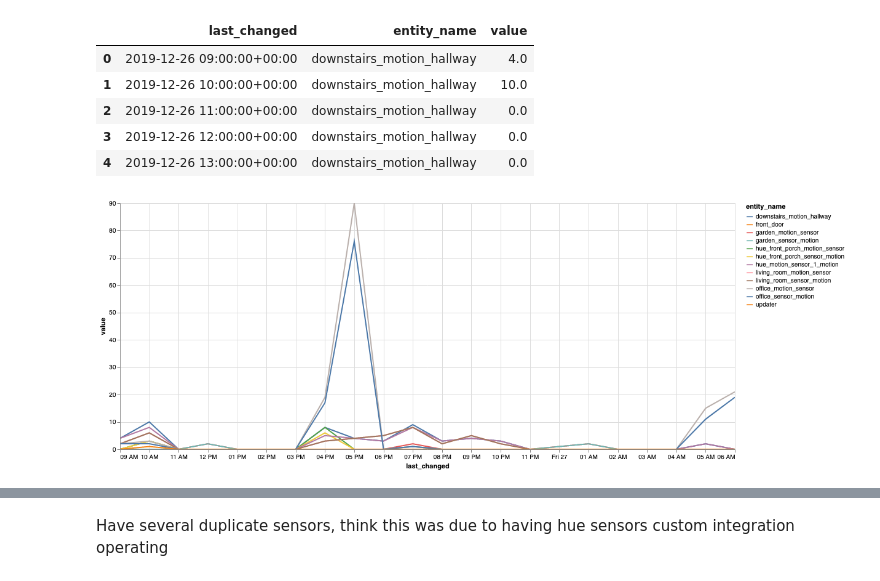
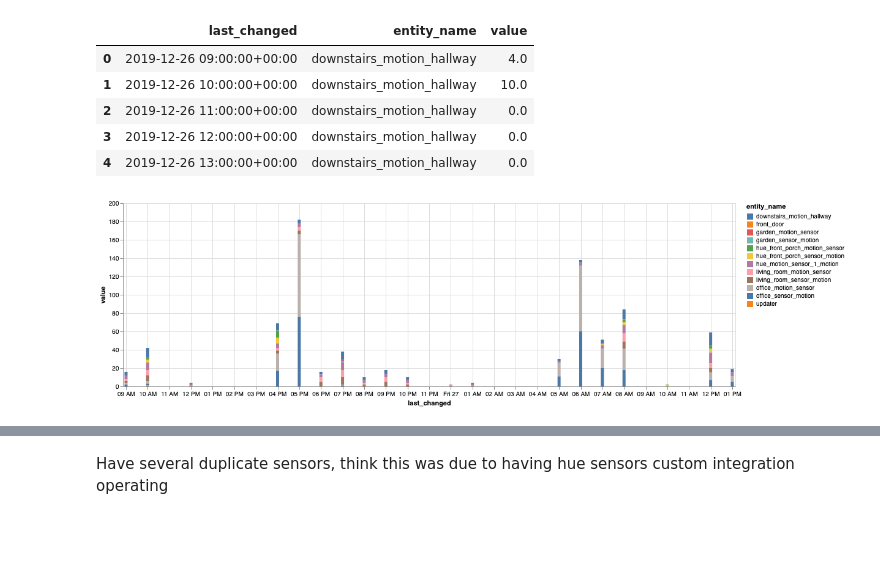
Before and after one commit to robmarkcole/Useful-python, a Jupyter notebook: Home Assistant/data-detective/rebooted-detective-work-2019.ipynb, the cells around one changed output, grey strips where cells are left out. Drawn from its saved outputs; the diff is of its cells as text; code cells hidden in the pictures; blank space fills up the shorter version.

```diff
--- a/Home Assistant/data-detective/rebooted-detective-work-2019.ipynb
+++ b/Home Assistant/data-detective/rebooted-detective-work-2019.ipynb
@@ -253,17 +233,17 @@ binary_df_pivot.reset_index().melt(id_vars='last_changed').head()
 | 3 | 2019-12-26 12:00:00+00:00 | downstairs_motion_hallway | 0.0 |
 | 4 | 2019-12-26 13:00:00+00:00 | downstairs_motion_hallway | 0.0 |
 # %%
-alt.Chart(binary_df_pivot.reset_index().melt(id_vars='last_changed')).mark_line().encode(
+alt.Chart(binary_df_pivot.reset_index().melt(id_vars='last_changed')).mark_bar().encode(
     x='last_changed',
     y='value',
     color='entity_name',
     tooltip=['entity_name', 'value', 'last_changed']
 ).properties(
     width=1000,
-    height=400
+    height=300
 ).interactive()
 # %% [output]
-[figure, old version]
+[figure, new version]
 # %%
 binary_df_pivot.corr()[binary_df_pivot.columns[0]].sort_values(ascending=False)
 # %% [output]
```
Also changed, not shown: parts of 13 cells of this notebook.
